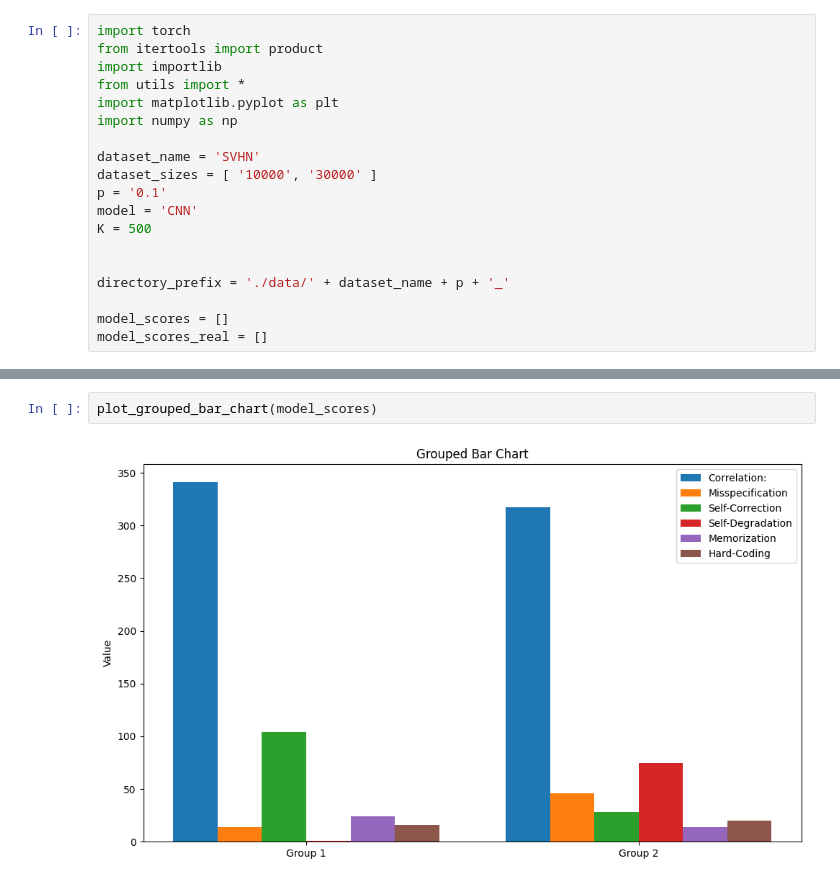
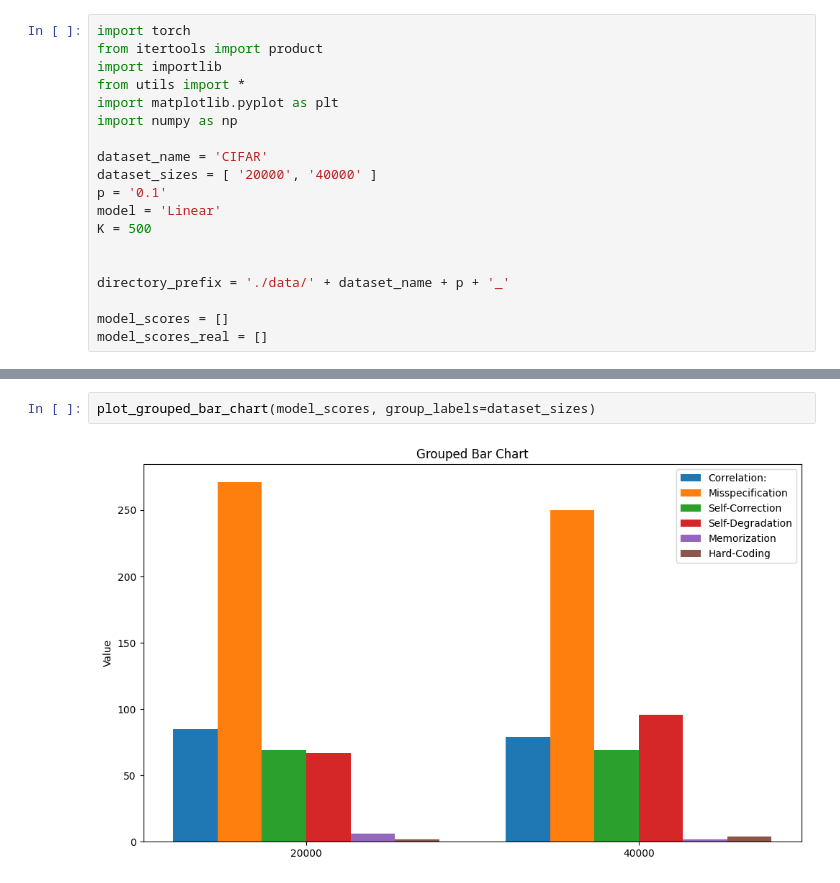
Before and after one commit to kamalikach/memorize, a Jupyter notebook: data_analysis.ipynb, the cells around one changed output, grey strips where cells are left out. Drawn from its saved outputs; the diff is of its cells as text.

```diff
--- a/data_analysis.ipynb
+++ b/data_analysis.ipynb
@@ -6,10 +6,10 @@ from utils import *
 import matplotlib.pyplot as plt
 import numpy as np
 
-dataset_name = 'SVHN'
-dataset_sizes = [ '10000', '30000' ]
+dataset_name = 'CIFAR'
+dataset_sizes = [ '20000', '40000' ]
 p = '0.1'
-model = 'CNN'
+model = 'Linear'
 K = 500
 
 
@@ -55,5 +55,5 @@ f(S  ): 428
 # %%
-plot_grouped_bar_chart(model_scores)
+plot_grouped_bar_chart(model_scores, group_labels=dataset_sizes)
 # %% [output]
-[figure, old version]
+[figure, new version]
 # %%
```
Also changed, not shown: parts of 2 cells of this notebook.
